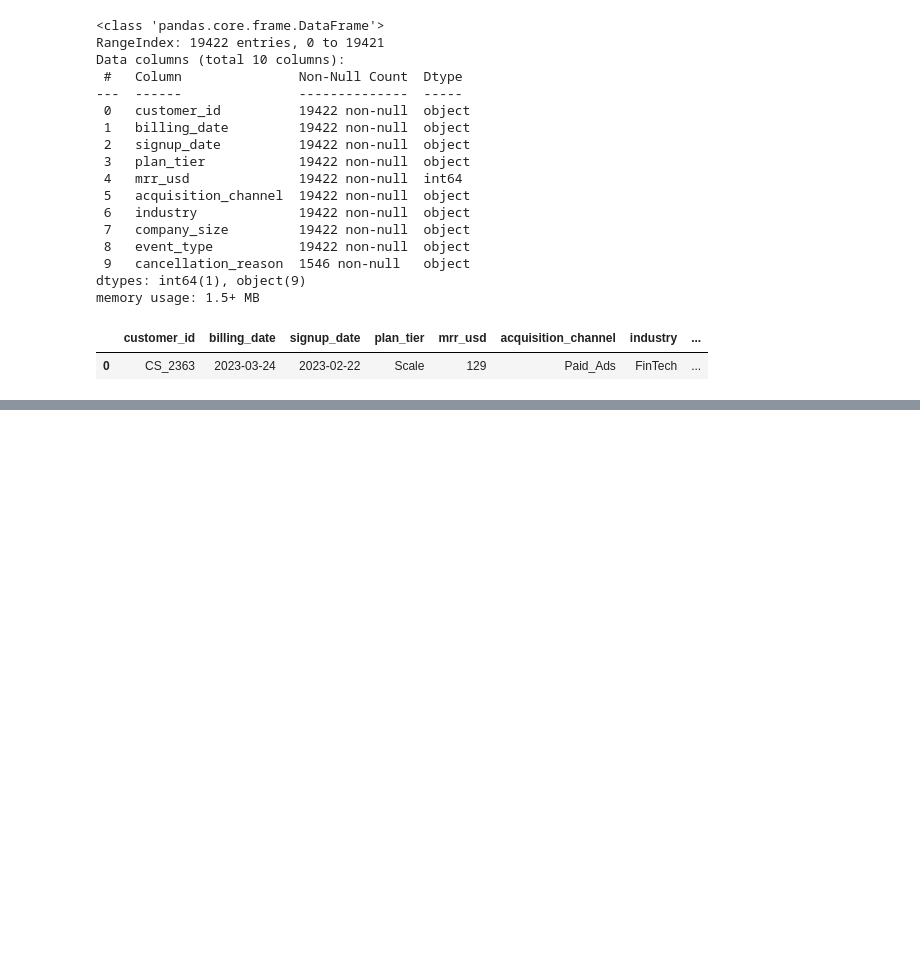
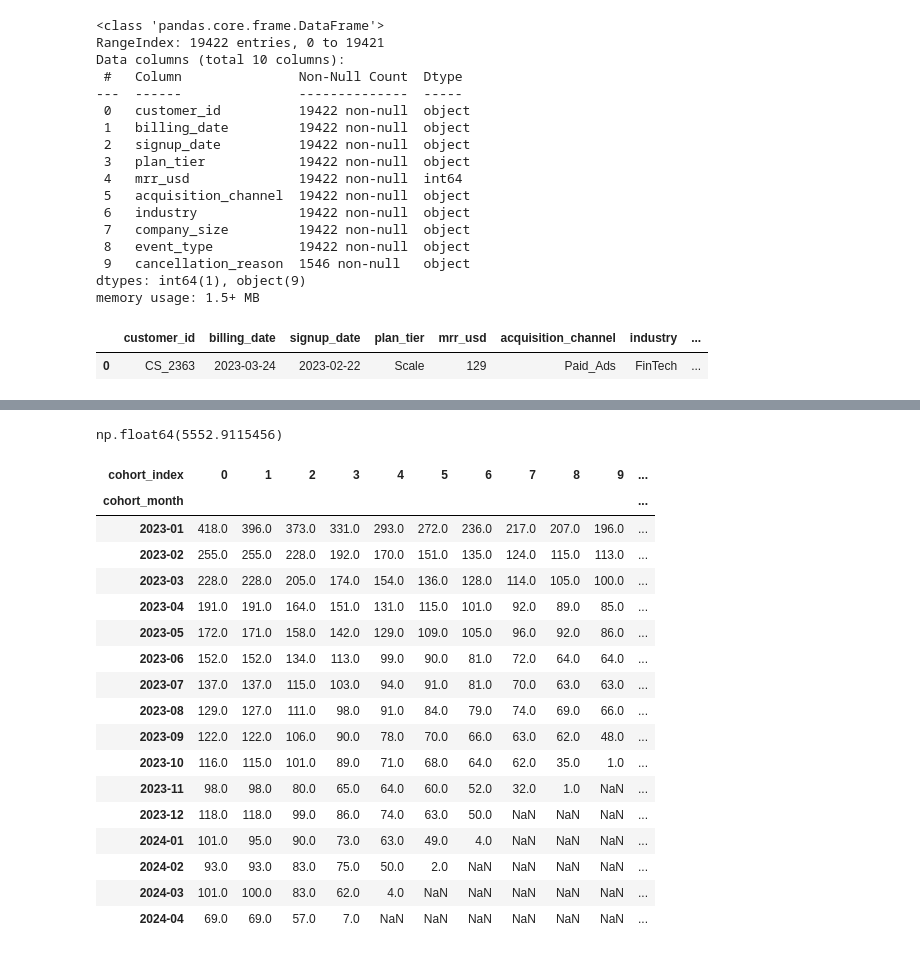
Before and after one commit to banerjee109/Infotact-Project-2, a Jupyter notebook: cohort_retention_cltv_analysis_project.ipynb, the cells around one changed output, grey strips where cells are left out. Drawn from its saved outputs; the diff is of its cells as text; code cells hidden in the pictures; blank space fills up the shorter version.

```diff
--- a/cohort_retention_cltv_analysis_project.ipynb
+++ b/cohort_retention_cltv_analysis_project.ipynb
@@ -229,0 +261,52 @@ df.shape
+# %%
+cancel_reason = df.groupby("cancellation_reason")["customer_id"].nunique().sort_values(ascending=False).reset_index(name="customers")
+churn_plan = df[df["cancellation_reason"].notna()].groupby("plan_tier")["customer_id"].nunique().reset_index(name="churned_customers")
+churn_channel = df[df["cancellation_reason"].notna()].groupby("acquisition_channel")["customer_id"].nunique().reset_index(name="churned_customers")
+revenue_per_customer = total_mrr / total_customers
+revenue_per_customer
+customer_lifetime = df.groupby("customer_id")["billing_month"].nunique().mean()
+cltv = revenue_per_customer * customer_lifetime
+cltv
+# %% [output]
+np.float64(5552.9115456)
+# %%
+import pandas as pd
+import seaborn as sns
+import matplotlib.pyplot as plt
+
+# Ensure datetime
+df["signup_date"] = pd.to_datetime(df["signup_date"])
+df["billing_date"] = pd.to_datetime(df["billing_date"])
+
+# Cohort Month (Month of Signup)
+df["cohort_month"] = df["signup_date"].dt.to_period("M")
+
+# Billing Month
+df["billing_month"] = df["billing_date"].dt.to_period("M")
+
+# Cohort Index
+df["cohort_index"] = ((df["billing_month"].dt.year - df["cohort_month"].dt.year) * 12+ (df["billing_month"].dt.month - df["cohort_month"].dt.month))
+
+# Cohort Table (Retained Users)
+cohort_data = (df.groupby(["cohort_month", "cohort_index"])["customer_id"].nunique().reset_index())
+cohort_matrix = cohort_data.pivot(index="cohort_month",columns="cohort_index",values="customer_id")
+cohort_matrix
+# %% [output]
+| cohort_index | 0 | 1 | 2 | 3 | 4 | 5 | 6 | 7 | 8 | 9 | ... |
+| cohort_month |  |  |  |  |  |  |  |  |  |  | ... |
+| 2023-01 | 418.0 | 396.0 | 373.0 | 331.0 | 293.0 | 272.0 | 236.0 | 217.0 | 207.0 | 196.0 | ... |
+| 2023-02 | 255.0 | 255.0 | 228.0 | 192.0 | 170.0 | 151.0 | 135.0 | 124.0 | 115.0 | 113.0 | ... |
+| 2023-03 | 228.0 | 228.0 | 205.0 | 174.0 | 154.0 | 136.0 | 128.0 | 114.0 | 105.0 | 100.0 | ... |
+| 2023-04 | 191.0 | 191.0 | 164.0 | 151.0 | 131.0 | 115.0 | 101.0 | 92.0 | 89.0 | 85.0 | ... |
+| 2023-05 | 172.0 | 171.0 | 158.0 | 142.0 | 129.0 | 109.0 | 105.0 | 96.0 | 92.0 | 86.0 | ... |
+| 2023-06 | 152.0 | 152.0 | 134.0 | 113.0 | 99.0 | 90.0 | 81.0 | 72.0 | 64.0 | 64.0 | ... |
+| 2023-07 | 137.0 | 137.0 | 115.0 | 103.0 | 94.0 | 91.0 | 81.0 | 70.0 | 63.0 | 63.0 | ... |
+| 2023-08 | 129.0 | 127.0 | 111.0 | 98.0 | 91.0 | 84.0 | 79.0 | 74.0 | 69.0 | 66.0 | ... |
+| 2023-09 | 122.0 | 122.0 | 106.0 | 90.0 | 78.0 | 70.0 | 66.0 | 63.0 | 62.0 | 48.0 | ... |
+| 2023-10 | 116.0 | 115.0 | 101.0 | 89.0 | 71.0 | 68.0 | 64.0 | 62.0 | 35.0 | 1.0 | ... |
+| 2023-11 | 98.0 | 98.0 | 80.0 | 65.0 | 64.0 | 60.0 | 52.0 | 32.0 | 1.0 | NaN | ... |
+| 2023-12 | 118.0 | 118.0 | 99.0 | 86.0 | 74.0 | 63.0 | 50.0 | NaN | NaN | NaN | ... |
+| 2024-01 | 101.0 | 95.0 | 90.0 | 73.0 | 63.0 | 49.0 | 4.0 | NaN | NaN | NaN | ... |
+| 2024-02 | 93.0 | 93.0 | 83.0 | 75.0 | 50.0 | 2.0 | NaN | NaN | NaN | NaN | ... |
+| 2024-03 | 101.0 | 100.0 | 83.0 | 62.0 | 4.0 | NaN | NaN | NaN | NaN | NaN | ... |
+| 2024-04 | 69.0 | 69.0 | 57.0 | 7.0 | NaN | NaN | NaN | NaN | NaN | NaN | ... |
```
Also changed, not shown: parts of 8 cells of this notebook.
